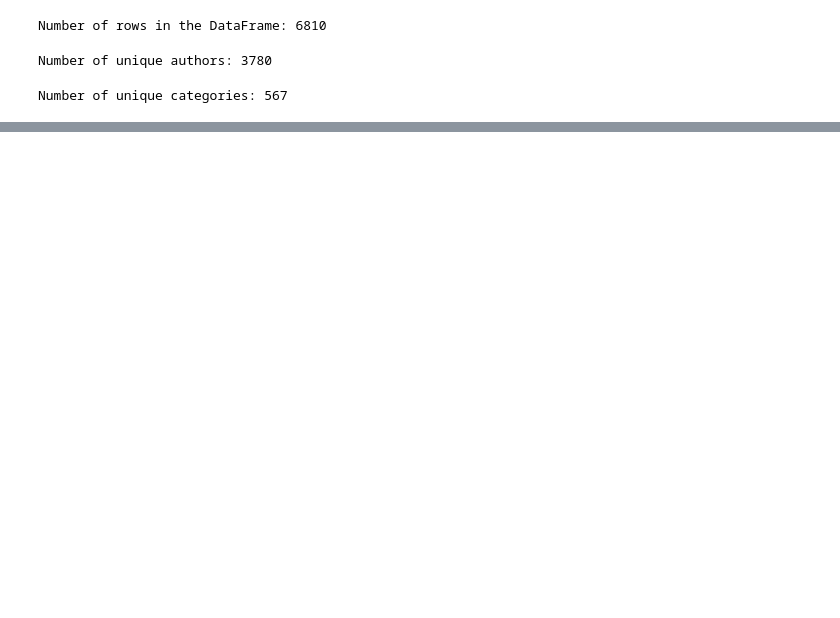
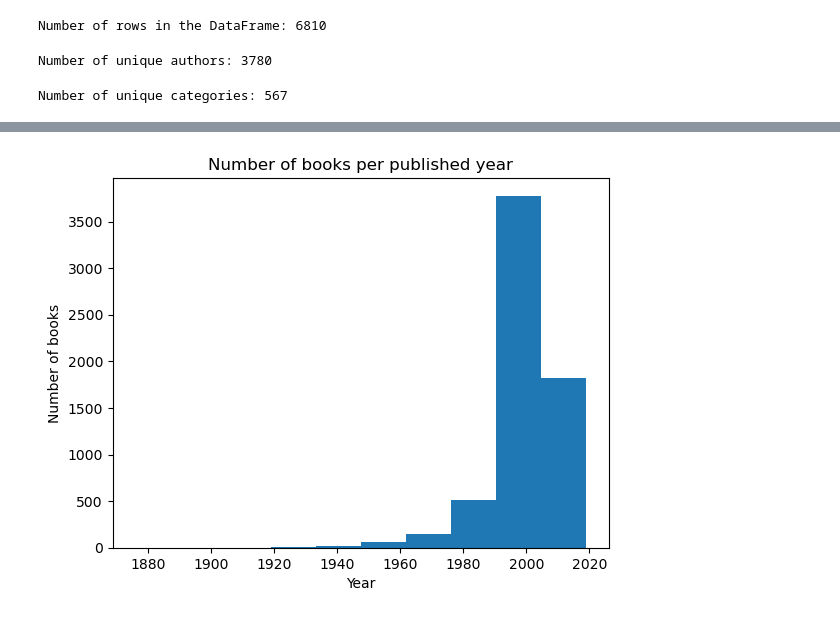
Before and after one commit to catisf/book-recommendations, a Jupyter notebook: jupyter_notebooks/cleaning_data.ipynb, the cells around one changed output, grey strips where cells are left out. Saved outputs shown, nothing was run; the diff lists cells and outputs as text; code cells hidden in the pictures; blank space fills up the shorter version.

Commit message:
put all the data cleaning/initial analyses in the same jupyter notebook

```diff
--- a/jupyter_notebooks/cleaning_data.ipynb
+++ b/jupyter_notebooks/cleaning_data.ipynb
@@ -18,0 +12,9 @@ books_df.head()
+# %%
+# Path to the data
+file_path = "../data/books_dataset.csv"
+
+# Read the CSV file into a DataFrame
+books_df = pd.read_csv(file_path)
+
+# Display the first few rows of the DataFrame to verify the data has been read properly
+books_df.head()
@@ -34,8 +66,8 @@ print("Number of unique categories:", num_unique_categories)
 # %% [output]
 Number of unique categories: 567
 # %%
-# Drop rows with null values in specified columns
-cleaned_books_df = books_df.dropna(subset=['authors', 'categories', 'average_rating', 'num_pages', 'ratings_count', 'published_year'])
+# Drop rows with null values in specified columns (that will be relevant for the clustering algorithm and/or website)
+cleaned_books_df = books_df.dropna(subset=['authors', 'categories', 'average_rating', 'num_pages', 'ratings_count', 'published_year', 'thumbnail'])
 
 # Reset the index of the DataFrame after dropping rows
 cleaned_books_df.reset_index(drop=True, inplace=True)
@@ -63,0 +163,13 @@ Number of unique categories: 563
+# %%
+# Check distribution of published_year
+plt.hist(cleaned_books_df["published_year"])
+
+# Add title and axis names
+plt.title('Number of books per published year')
+plt.xlabel('Year')
+plt.ylabel('Number of books')
+
+# Display histogram
+plt.show()
+# %% [output]
+[figure, added]
```
Also changed, not shown: parts of 23 cells of this notebook, 5 other files.
